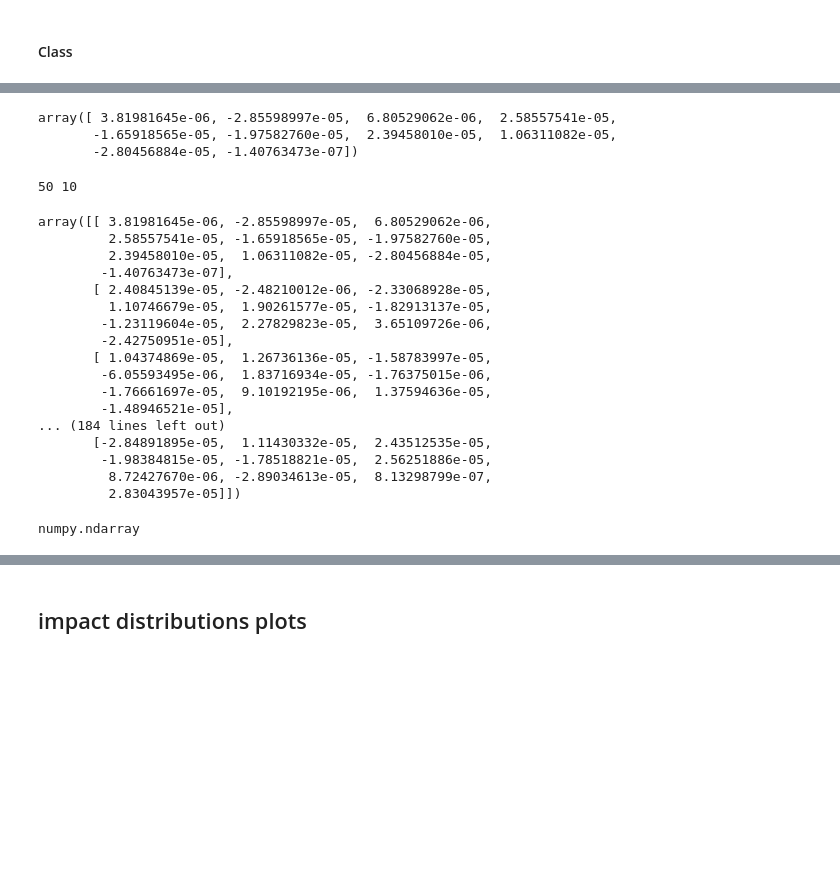
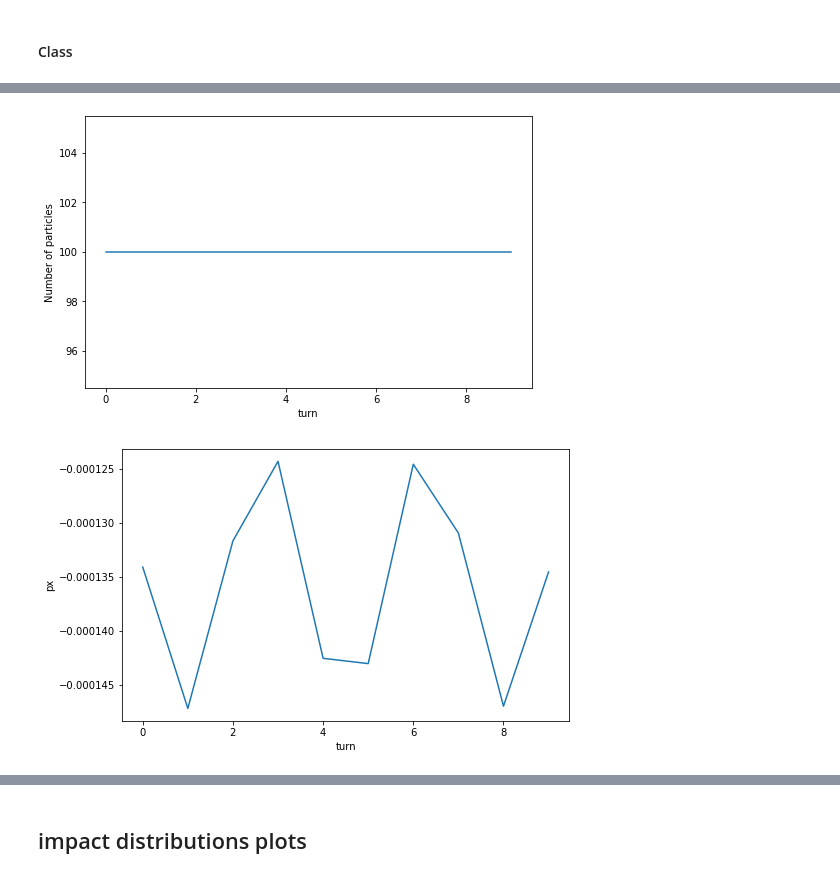
Before and after one commit to chiaramaccani/two_cryst_sim, a Jupyter notebook: Tests_notebook.ipynb, the cells around one changed output, grey strips where cells are left out. Saved outputs shown, nothing was run; the diff lists cells and outputs as text; code cells hidden in the pictures; blank space fills up the shorter version.

```diff
--- a/Tests_notebook.ipynb
+++ b/Tests_notebook.ipynb
@@ -833,40 +704,11 @@ a.plot_distributions_at_turn(0)
 with open('Outputdata/prova_pickle2.pkl', 'rb') as f:
     loaded_dict = pickle.load(f)
 mon2 = xt.ParticlesMonitor.from_dict(loaded_dict)
-# %%
-mon2.x[0]
-# %% [output]
-array([ 3.81981645e-06, -2.85598997e-05,  6.80529062e-06,  2.58557541e-05,
-       -1.65918565e-05, -1.97582760e-05,  2.39458010e-05,  1.06311082e-05,
-       -2.80456884e-05, -1.40763473e-07])
-# %%
-
-
-
-print(b.npart, b.nturns)
-b.data_dict['x'].reshape(b.npart, b.nturns)
-# %% [output]
-50 10
-array([[ 3.81981645e-06, -2.85598997e-05,  6.80529062e-06,
-         2.58557541e-05, -1.65918565e-05, -1.97582760e-05,
-         2.39458010e-05,  1.06311082e-05, -2.80456884e-05,
-        -1.40763473e-07],
-       [ 2.40845139e-05, -2.48210012e-06, -2.33068928e-05,
-         1.10746679e-05,  1.90261577e-05, -1.82913137e-05,
-        -1.23119604e-05,  2.27829823e-05,  3.65109726e-06,
-        -2.42750951e-05],
-       [ 1.04374869e-05,  1.26736136e-05, -1.58783997e-05,
-        -6.05593495e-06,  1.83716934e-05, -1.76375015e-06,
-        -1.76661697e-05,  9.10192195e-06,  1.37594636e-05,
-        -1.48946521e-05],
-... (184 lines left out)
-       [-2.84891895e-05,  1.11430332e-05,  2.43512535e-05,
-        -1.98384815e-05, -1.78518821e-05,  2.56251886e-05,
-         8.72427670e-06, -2.89034613e-05,  8.13298799e-07,
-         2.83043957e-05]])
-# %%
-with open('Outputdata/prova_pickle3.pkl', 'rb') as f:
-    loaded_dict_1 = pickle.load(f)
-type(loaded_dict_1['data']['particle_id'])
-# %% [output]
-numpy.ndarray
+# %%
+a.plot_alive()
+# %% [output]
+[figure, added]
+# %%
+a.plot_particle_history('px', 1)
+# %% [output]
+[figure, added]
```
Also changed, not shown: parts of 57 cells of this notebook, 7 other files.
